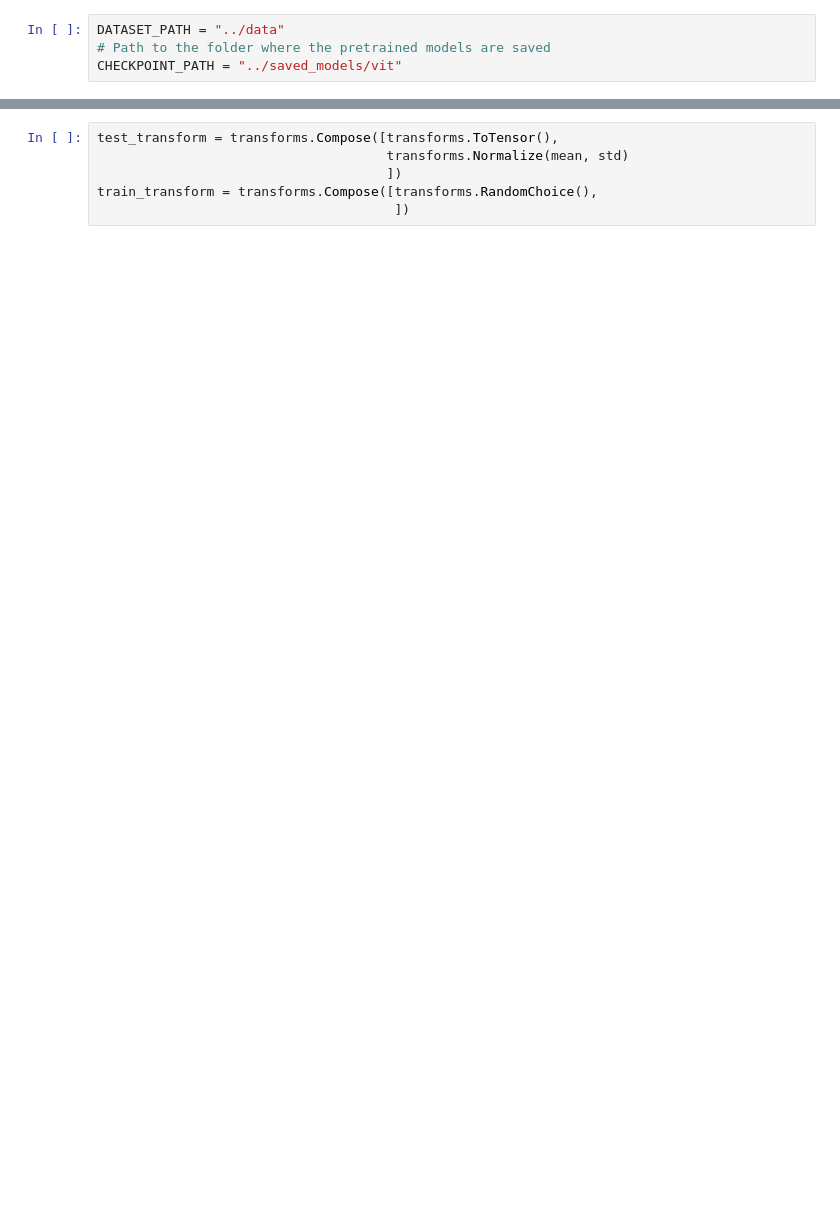
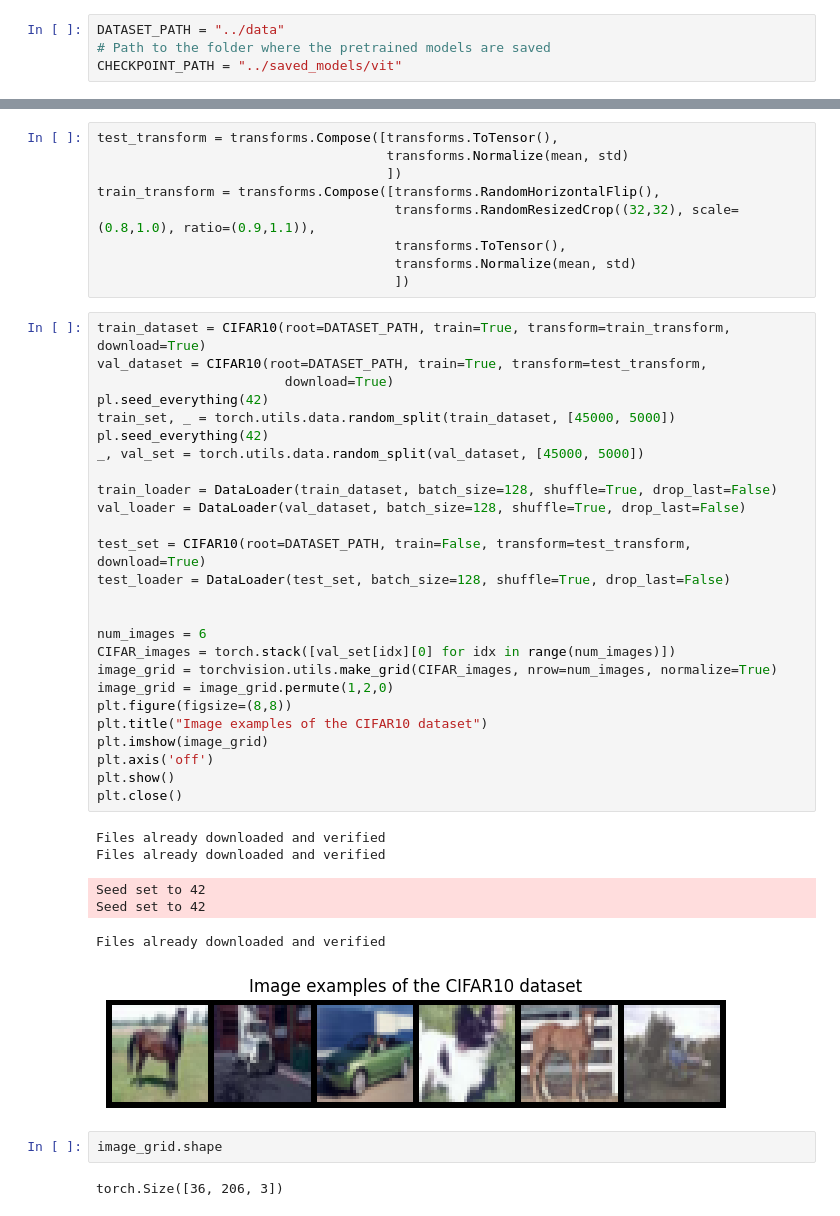
Before and after one commit to anashr18/dlnb, a Jupyter notebook: d1/vit.ipynb, the cells around one changed output, grey strips where cells are left out. Saved outputs shown, nothing was run; the diff lists cells and outputs as text; blank space fills up the shorter version.

```diff
--- a/d1/vit.ipynb
+++ b/d1/vit.ipynb
@@ -31,5 +36,45 @@ Std: tensor([0.2470, 0.2435, 0.2616])
 test_transform = transforms.Compose([transforms.ToTensor(),
                                      transforms.Normalize(mean, std)
                                      ])
-train_transform = transforms.Compose([transforms.RandomChoice(),
+train_transform = transforms.Compose([transforms.RandomHorizontalFlip(),
+                                      transforms.RandomResizedCrop((32,32), scale=(0.8,1.0), ratio=(0.9,1.1)),
+                                      transforms.ToTensor(),
+                                      transforms.Normalize(mean, std)
                                       ])
+# %%
+train_dataset = CIFAR10(root=DATASET_PATH, train=True, transform=train_transform, download=True)
+val_dataset = CIFAR10(root=DATASET_PATH, train=True, transform=test_transform,
+                        download=True)
+pl.seed_everything(42)
+train_set, _ = torch.utils.data.random_split(train_dataset, [45000, 5000])
+pl.seed_everything(42)
+_, val_set = torch.utils.data.random_split(val_dataset, [45000, 5000])
+
+train_loader = DataLoader(train_dataset, batch_size=128, shuffle=True, drop_last=False)
+val_loader = DataLoader(val_dataset, batch_size=128, shuffle=True, drop_last=False)
+
+test_set = CIFAR10(root=DATASET_PATH, train=False, transform=test_transform, download=True)
+test_loader = DataLoader(test_set, batch_size=128, shuffle=True, drop_last=False)
+
+
+num_images = 6
+CIFAR_images = torch.stack([val_set[idx][0] for idx in range(num_images)])
+image_grid = torchvision.utils.make_grid(CIFAR_images, nrow=num_images, normalize=True)
+image_grid = image_grid.permute(1,2,0)
+plt.figure(figsize=(8,8))
+plt.title("Image examples of the CIFAR10 dataset")
+plt.imshow(image_grid)
+plt.axis('off')
+plt.show()
+plt.close()
+# %% [output]
+Files already downloaded and verified
+Files already downloaded and verified
+Seed set to 42
+Seed set to 42
+Files already downloaded and verified
+[figure, added]
+# %%
+image_grid.shape
+# %% [output]
+torch.Size([36, 206, 3])
```
Also changed, not shown: parts of 9 cells of this notebook, 1 other file.
